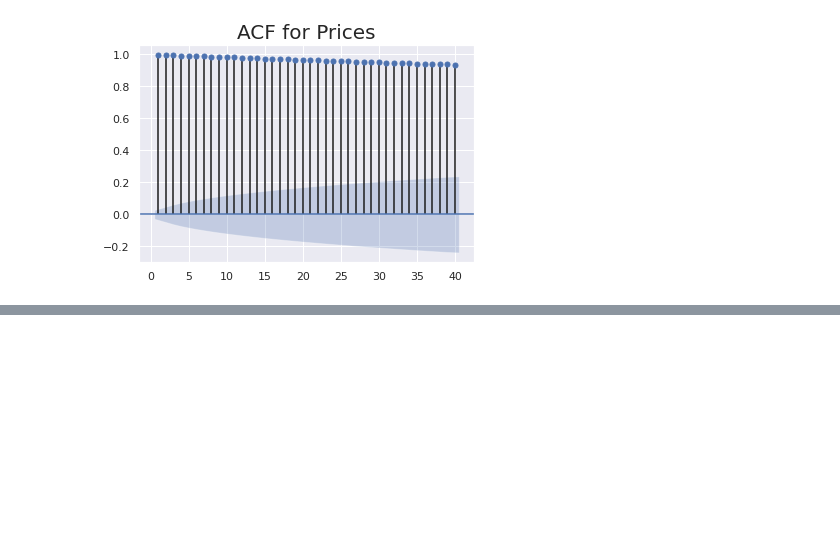
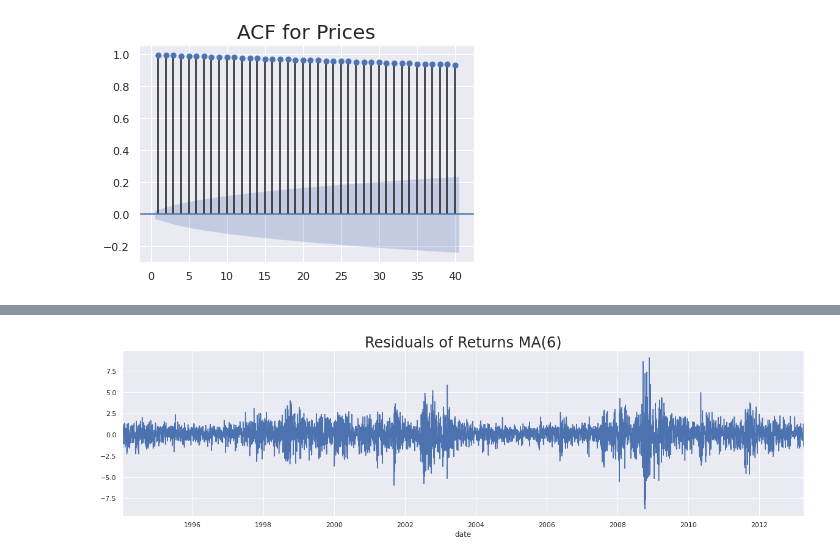
Before and after one commit to MartinSantaGitHub/curso-series-temporales, a Jupyter notebook: 6. Modelos MA medias móviles/Python/8_Modelo_MA_Returns.ipynb, the cells around one changed output, grey strips where cells are left out. Drawn from its saved outputs; the diff is of its cells as text; code cells hidden in the pictures; blank space fills up the shorter version.

```diff
--- a/6. Modelos MA medias móviles/Python/8_Modelo_MA_Returns.ipynb
+++ b/6. Modelos MA medias móviles/Python/8_Modelo_MA_Returns.ipynb
@@ -440,0 +452,5 @@ Roots
+# %%
+model_ret_ma_6 = ARMA(df.returns[1:], order=[0,6])
+results_ret_ma_6 = model_ret_ma_6.fit()
+print(results_ret_ma_6.summary())
+print("\nLLR test p-value = " + str(LLR_test(results_ret_ma_5, results_ret_ma_6)))
@@ -440,0 +475,8 @@ Roots
+# %%
+df['res_ret_ma_6'] = results_ret_ma_6.resid[1:]
+# %%
+df.res_ret_ma_6[1:].plot(figsize = (20,5))
+plt.title("Residuals of Returns MA(6)", size = 24)
+plt.show()
+# %% [output]
+[figure, added]
```
Also changed, not shown: parts of 21 cells of this notebook.
